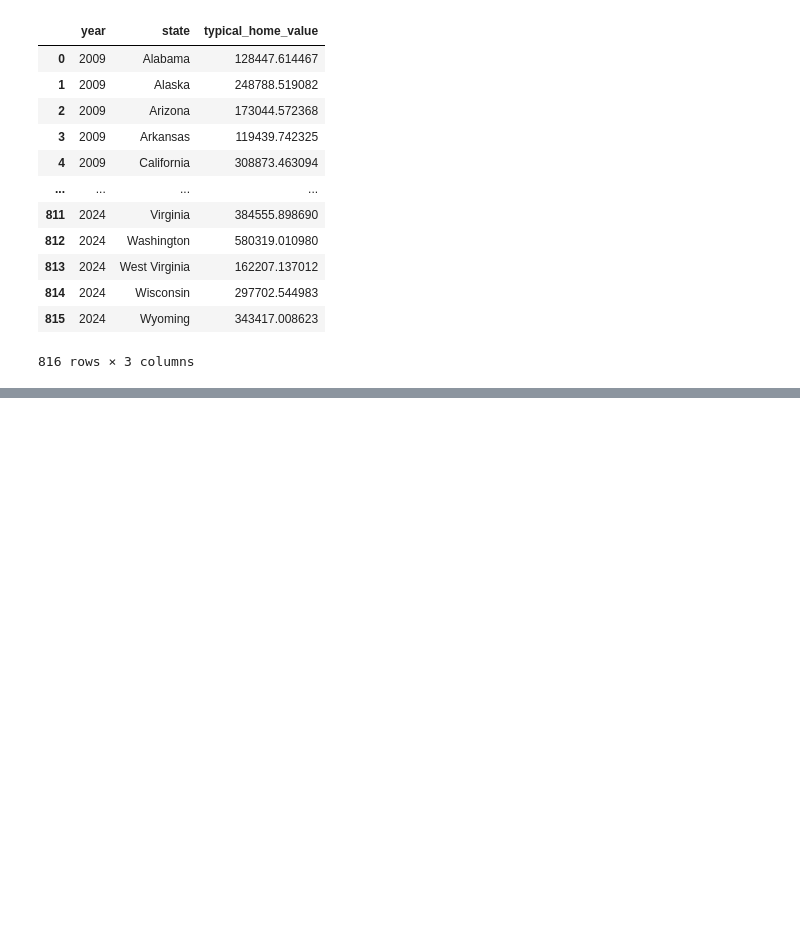
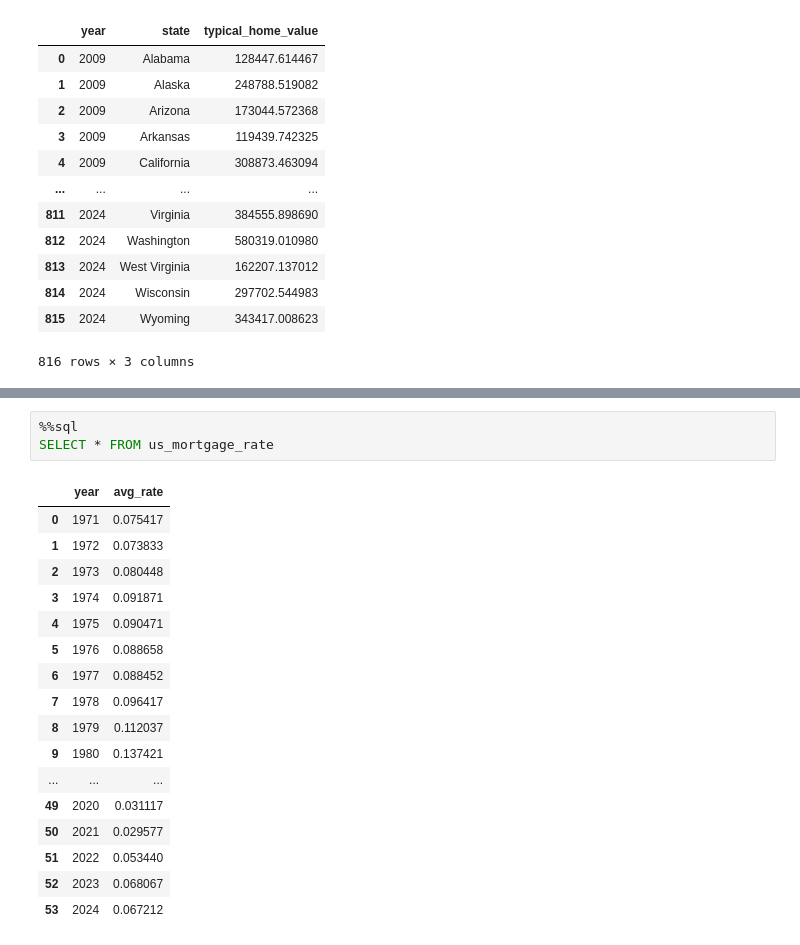
Before and after one commit to AntonioHollerman/RealEstateMarketAnalysis, a Jupyter notebook: notebooks/load_data.ipynb, the cells around one changed output, grey strips where cells are left out. Drawn from its saved outputs; the diff is of its cells as text; blank space fills up the shorter version.

```diff
--- a/notebooks/load_data.ipynb
+++ b/notebooks/load_data.ipynb
@@ -339,0 +382,21 @@ SELECT * FROM house_sale ORDER BY year
+# %%
+%%sql
+SELECT * FROM us_mortgage_rate
+# %% [output]
+|  | year | avg_rate |
+| 0 | 1971 | 0.075417 |
+| 1 | 1972 | 0.073833 |
+| 2 | 1973 | 0.080448 |
+| 3 | 1974 | 0.091871 |
+| 4 | 1975 | 0.090471 |
+| 5 | 1976 | 0.088658 |
+| 6 | 1977 | 0.088452 |
+| 7 | 1978 | 0.096417 |
+| 8 | 1979 | 0.112037 |
+| 9 | 1980 | 0.137421 |
+| ... | ... | ... |
+| 49 | 2020 | 0.031117 |
+| 50 | 2021 | 0.029577 |
+| 51 | 2022 | 0.053440 |
+| 52 | 2023 | 0.068067 |
+| 53 | 2024 | 0.067212 |
```
Also changed, not shown: parts of 5 cells of this notebook, 3 other files.
